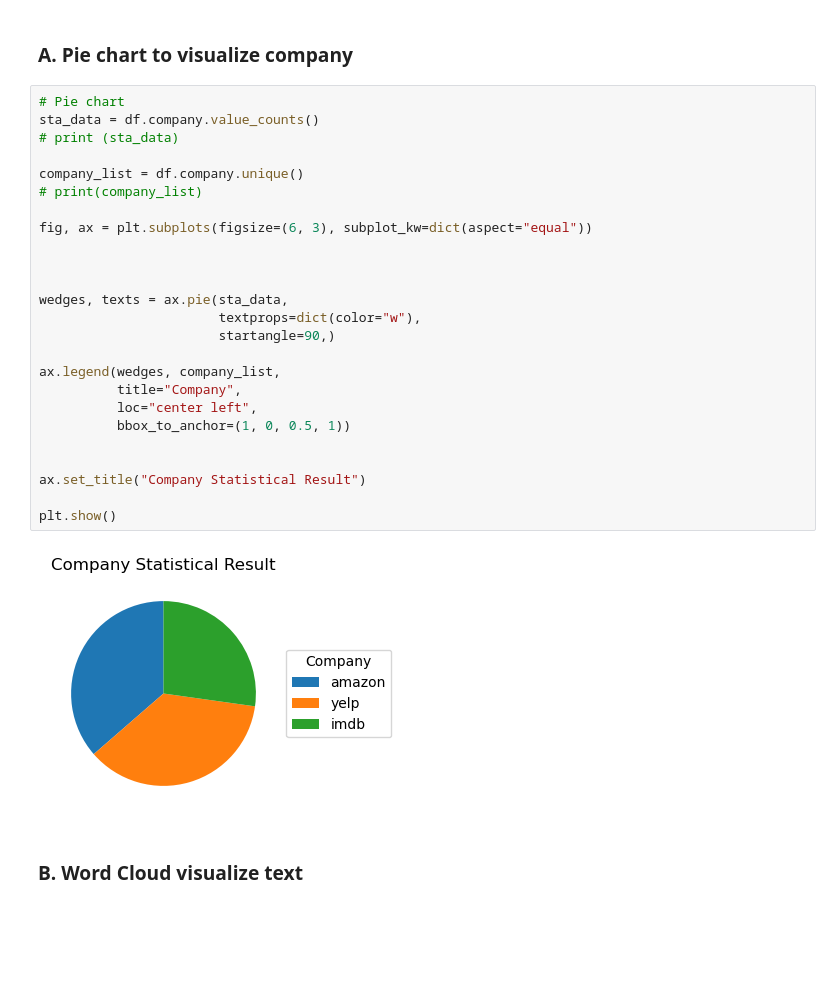
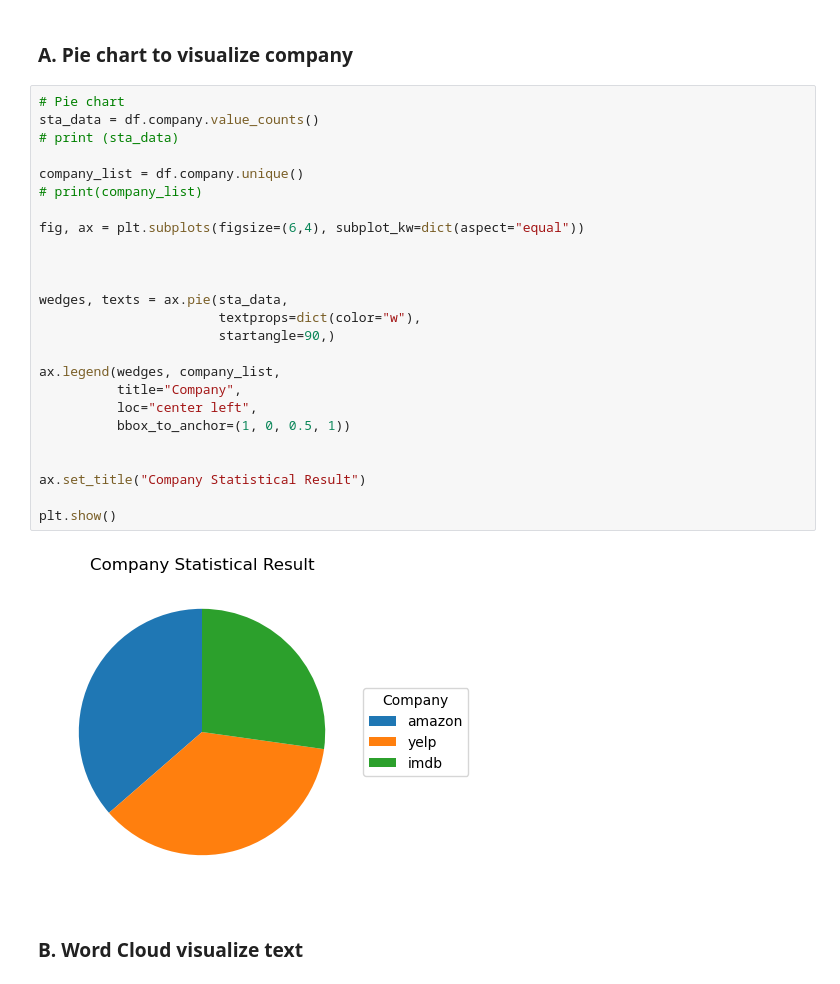
Before and after one commit to antinghsieh555/DM2022-Lab1-Homework, a Jupyter notebook: DM2022-Lab1-Homework_Part3Part4.ipynb, the cells around one changed output. Drawn from its saved outputs; the diff is of its cells as text; blank space fills up the shorter version.

```diff
--- a/DM2022-Lab1-Homework_Part3Part4.ipynb
+++ b/DM2022-Lab1-Homework_Part3Part4.ipynb
@@ -187,30 +181,30 @@ df
 # %%
 # Pie chart
 sta_data = df.company.value_counts()
 # print (sta_data)
 
 company_list = df.company.unique()
 # print(company_list)
 
-fig, ax = plt.subplots(figsize=(6, 3), subplot_kw=dict(aspect="equal"))
+fig, ax = plt.subplots(figsize=(6,4), subplot_kw=dict(aspect="equal"))
 
 
 
 wedges, texts = ax.pie(sta_data,
                        textprops=dict(color="w"),
                        startangle=90,)
 
 ax.legend(wedges, company_list,
           title="Company",
           loc="center left",
           bbox_to_anchor=(1, 0, 0.5, 1))
 
 
 ax.set_title("Company Statistical Result")
 
 plt.show()
 # %% [output]
-[figure, old version]
+[figure, new version]
 # %% [markdown]
 ### B. Word Cloud visualize text
 # %%
```
Also changed, not shown: parts of 13 cells of this notebook.
